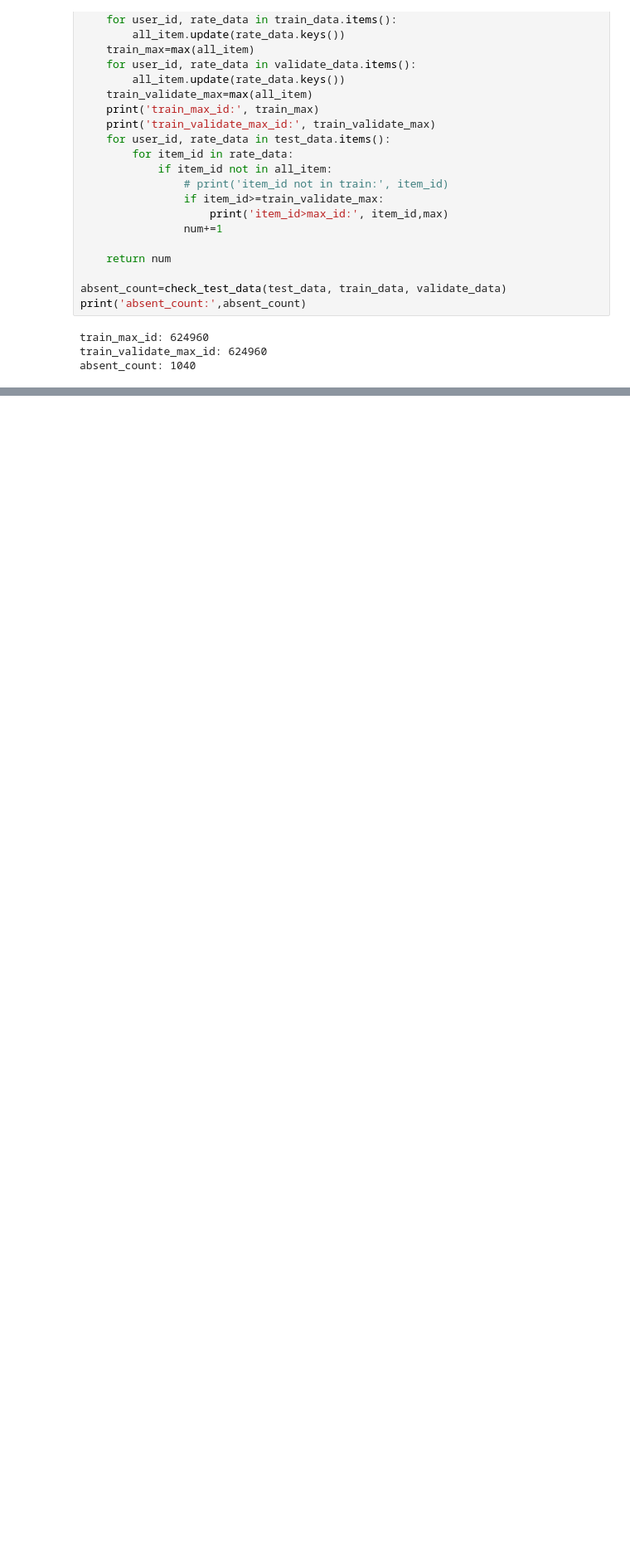
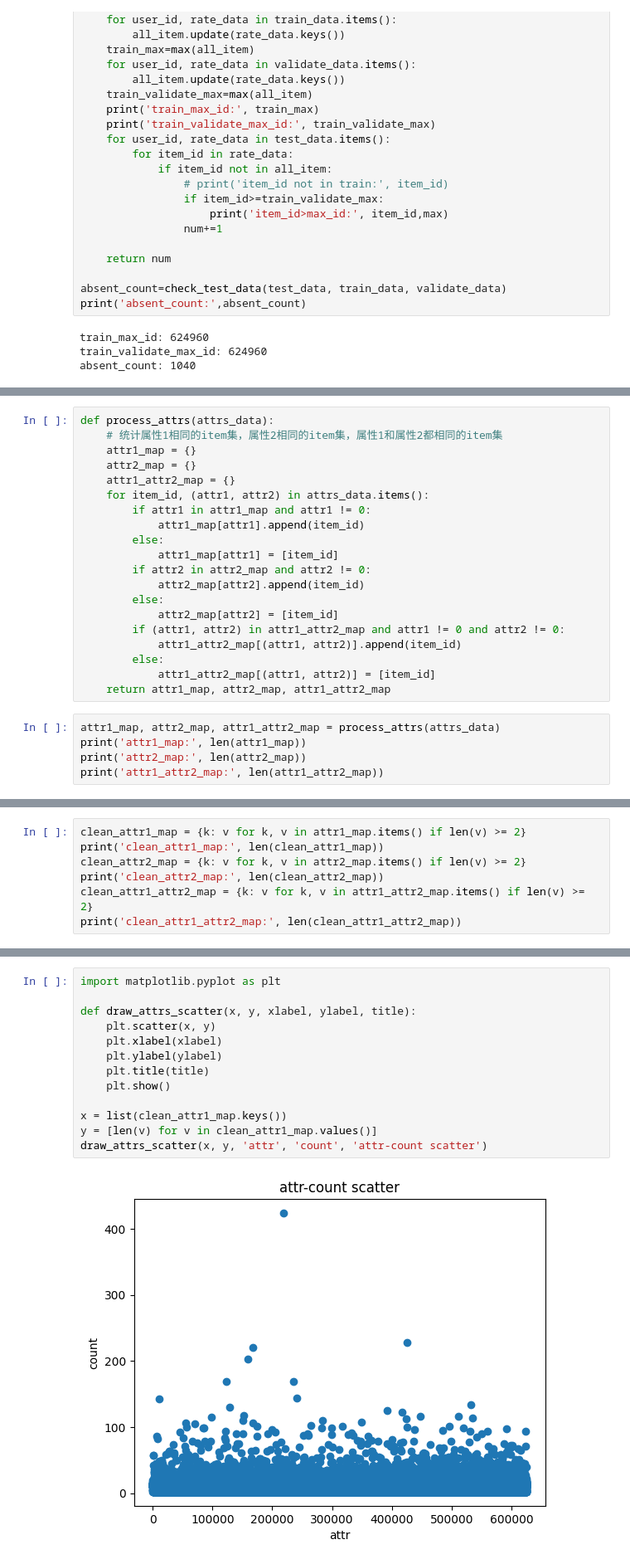
Before and after one commit to jiang-y-h/BigData, a Jupyter notebook: RecSys/dataProcessing.ipynb, the cells around one changed output, grey strips where cells are left out. Shown: that part at 83% size. Drawn from its saved outputs; the diff is of its cells as text; blank space fills up the shorter version.

```diff
--- a/RecSys/dataProcessing.ipynb
+++ b/RecSys/dataProcessing.ipynb
@@ -294,0 +318,25 @@ absent_count: 1040
+# %%
+def process_attrs(attrs_data):
+    # 统计属性1相同的item集，属性2相同的item集，属性1和属性2都相同的item集
+    attr1_map = {}
+    attr2_map = {}
+    attr1_attr2_map = {}
+    for item_id, (attr1, attr2) in attrs_data.items():
+        if attr1 in attr1_map and attr1 != 0:
+            attr1_map[attr1].append(item_id)
+        else:
+            attr1_map[attr1] = [item_id]
+        if attr2 in attr2_map and attr2 != 0:
+            attr2_map[attr2].append(item_id)
+        else:
+            attr2_map[attr2] = [item_id]
+        if (attr1, attr2) in attr1_attr2_map and attr1 != 0 and attr2 != 0:
+            attr1_attr2_map[(attr1, attr2)].append(item_id)
+        else:
+            attr1_attr2_map[(attr1, attr2)] = [item_id]
+    return attr1_map, attr2_map, attr1_attr2_map
+# %%
+attr1_map, attr2_map, attr1_attr2_map = process_attrs(attrs_data)
+print('attr1_map:', len(attr1_map))
+print('attr2_map:', len(attr2_map))
+print('attr1_attr2_map:', len(attr1_attr2_map))
@@ -294,0 +347,7 @@ absent_count: 1040
+# %%
+clean_attr1_map = {k: v for k, v in attr1_map.items() if len(v) >= 2}
+print('clean_attr1_map:', len(clean_attr1_map))
+clean_attr2_map = {k: v for k, v in attr2_map.items() if len(v) >= 2}
+print('clean_attr2_map:', len(clean_attr2_map))
+clean_attr1_attr2_map = {k: v for k, v in attr1_attr2_map.items() if len(v) >= 2}
+print('clean_attr1_attr2_map:', len(clean_attr1_attr2_map))
@@ -294,0 +358,15 @@ absent_count: 1040
+# %%
+import matplotlib.pyplot as plt
+
+def draw_attrs_scatter(x, y, xlabel, ylabel, title):
+    plt.scatter(x, y)
+    plt.xlabel(xlabel)
+    plt.ylabel(ylabel)
+    plt.title(title)
+    plt.show()
+
+x = list(clean_attr1_map.keys())
+y = [len(v) for v in clean_attr1_map.values()]
+draw_attrs_scatter(x, y, 'attr', 'count', 'attr-count scatter')
+# %% [output]
+[figure, added]
```
Also changed, not shown: parts of 8 cells of this notebook, 1 other file.
